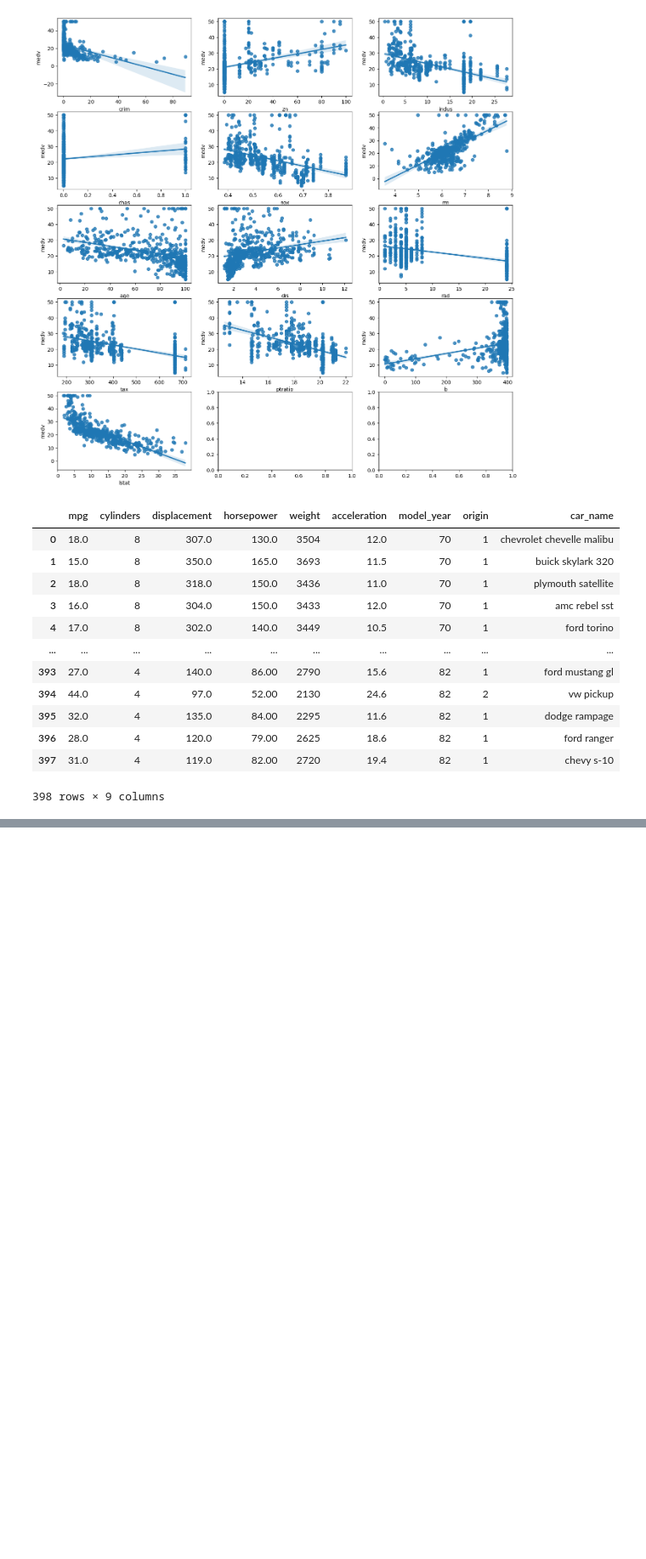
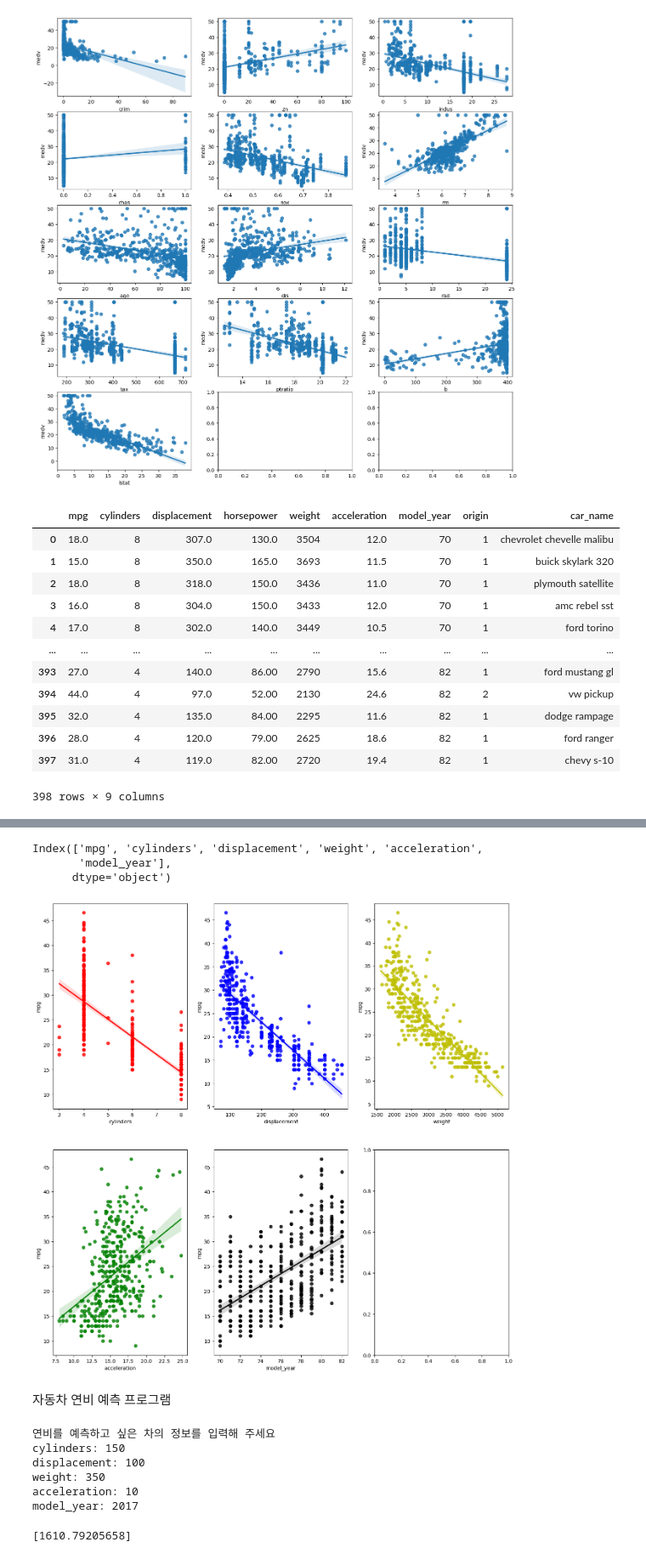
Before and after one commit to ProdKEYMON/Data_keymon, a Jupyter notebook: TextMining_04_회귀분석.ipynb, the cells around one changed output, grey strips where cells are left out. Shown at 85% size. Cells and saved outputs as stored; diff of their text form; code cells hidden in the pictures; blank space fills up the shorter version.

```diff
--- a/TextMining_04_회귀분석.ipynb
+++ b/TextMining_04_회귀분석.ipynb
@@ -267,3 +267,6 @@ pd.read_csv('/content/drive/MyDrive/Colab Notebooks/M.L/datas/auto_mpg.csv')
 | 396 | 28.0 | 4 | 120.0 | 79.00 | 2625 | 18.6 | 82 | 1 | ford ranger |
 | 397 | 31.0 | 4 | 119.0 | 82.00 | 2720 | 19.4 | 82 | 1 | chevy s-10 |
 398 rows × 9 columns
+# %%
+raw = pd.read_csv('/content/drive/MyDrive/Colab Notebooks/M.L/datas/auto_mpg.csv')
+auto = raw.copy()
@@ -269,0 +288,2 @@ pd.read_csv('/content/drive/MyDrive/Colab Notebooks/M.L/datas/auto_mpg.csv')
+# %%
+auto.drop(['car_name', 'origin', 'horsepower'], axis=1, inplace=True)
@@ -269,0 +431,26 @@ pd.read_csv('/content/drive/MyDrive/Colab Notebooks/M.L/datas/auto_mpg.csv')
+# %%
+auto.columns
+# %% [output]
+Index(['mpg', 'cylinders', 'displacement', 'weight', 'acceleration',
+       'model_year'],
+      dtype='object')
+# %%
+# 데이터 시각화
+
+import matplotlib.pyplot as plt
+
+import seaborn as sns
+
+fig, ax = plt.subplots(figsize=(16,16), ncols=3, nrows=2)
+
+x_features = ['cylinders', 'displacement', 'weight', 'acceleration', 'model_year']
+plot_color = ['r','b','y','g','k']
+
+for i, feature in enumerate(x_features):
+    row = int(i/3)
+    col = i%3
+    sns.regplot(x=feature, y='mpg', data=auto, ax=ax[row][col], color=plot_color[i])
+# %% [output]
+[figure, added]
+# %% [markdown]
+자동차 연비 예측 프로그램
@@ -269,0 +480,14 @@ pd.read_csv('/content/drive/MyDrive/Colab Notebooks/M.L/datas/auto_mpg.csv')
+# %%
+df = pred_car_mpg()
+# %% [output]
+연비를 예측하고 싶은 차의 정보를 입력해 주세요
+cylinders: 150
+displacement: 100
+weight: 350
+acceleration: 10
+model_year: 2017
+# %%
+predicted_mpg = lr.predict(df)
+print(predicted_mpg)
+# %% [output]
+[1610.79205658]
```
Also changed, not shown: parts of 20 cells of this notebook.
